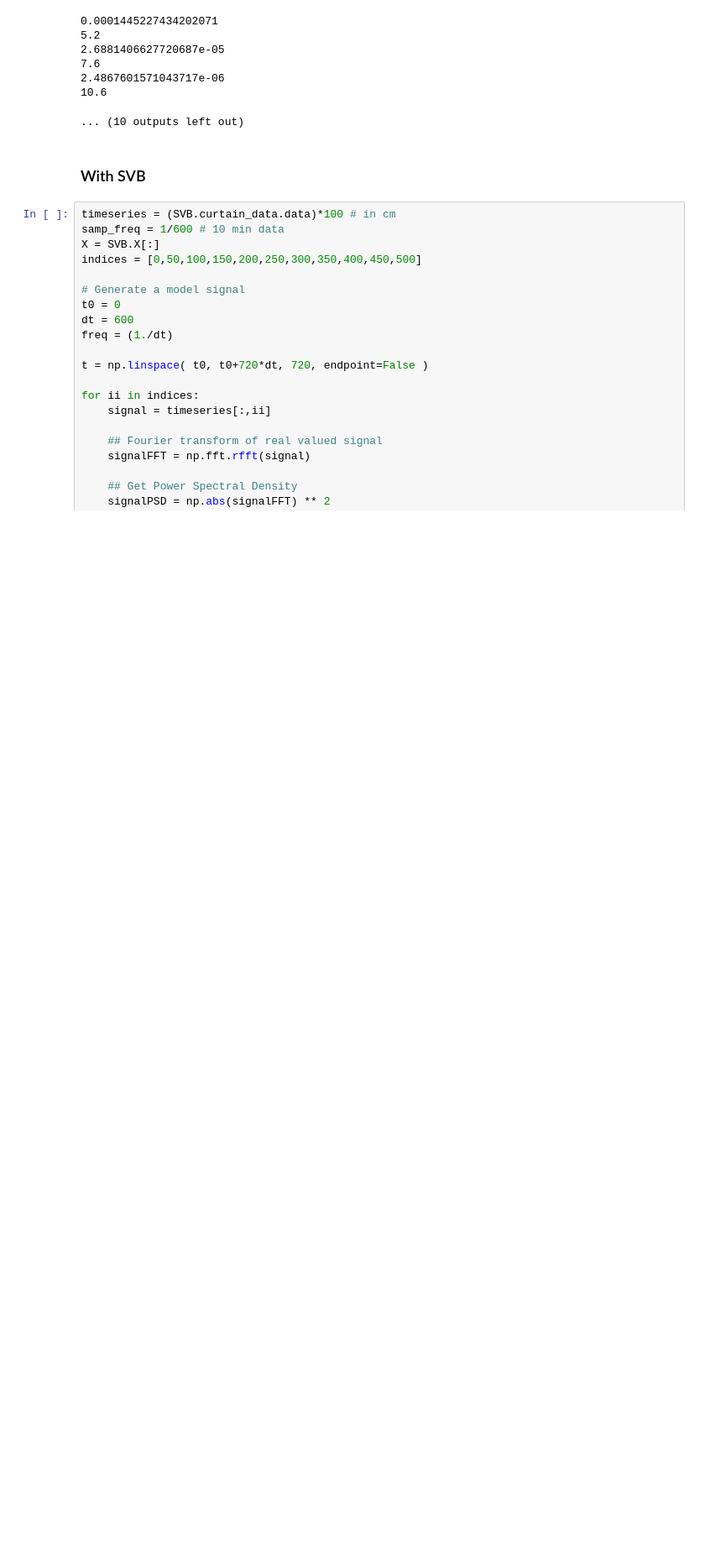
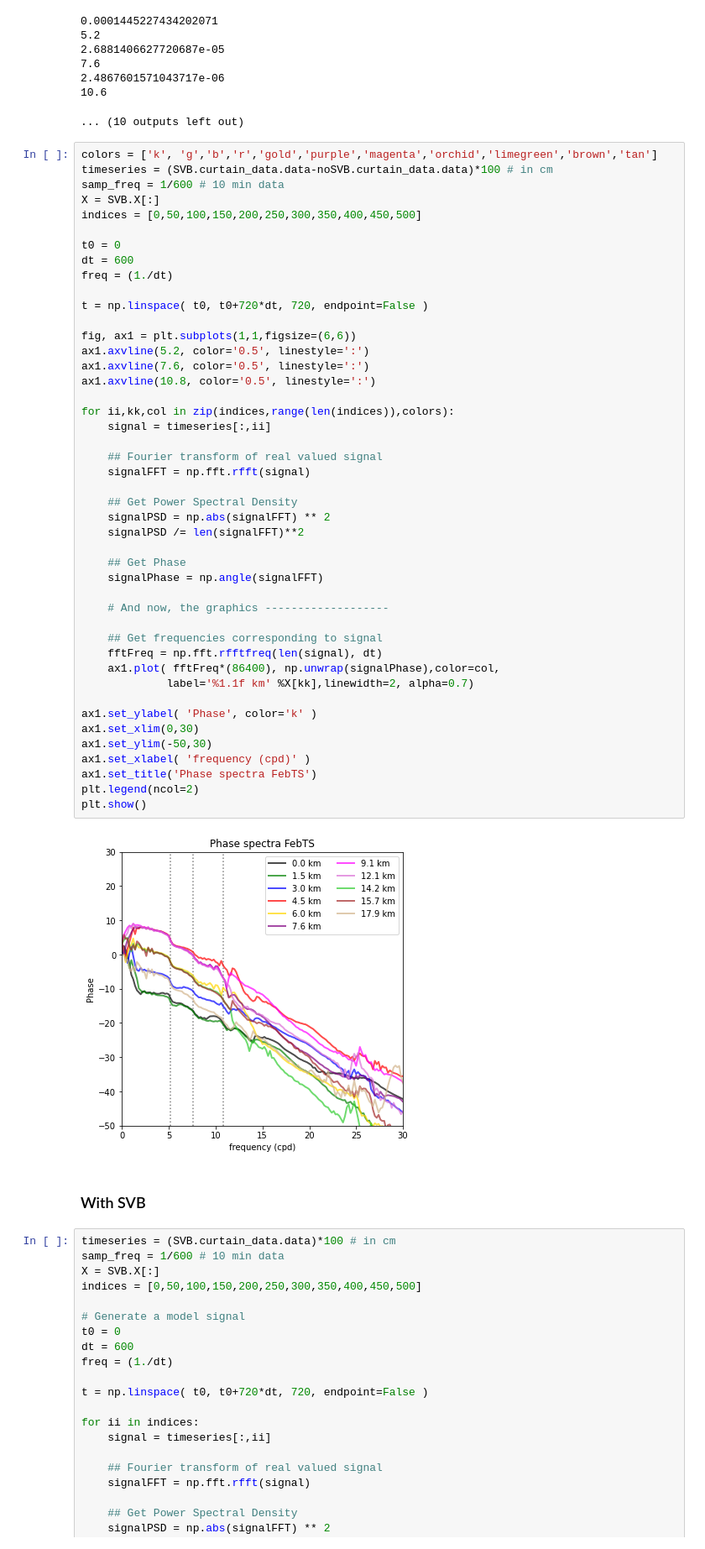
Before and after one commit to anakarinarm/notebooks_SVB, a Jupyter notebook: MITgcm/domain5/ssh_phase.ipynb, the cells around one changed output. Shown at 84% size. Saved outputs shown, nothing was run; the diff lists cells and outputs as text; blank space fills up the shorter version.

```diff
--- a/MITgcm/domain5/ssh_phase.ipynb
+++ b/MITgcm/domain5/ssh_phase.ipynb
@@ -122,6 +122,53 @@ for ii in indices:
 2.4867601571043717e-06
 10.6
 ... (10 outputs left out)
+# %%
+colors = ['k', 'g','b','r','gold','purple','magenta','orchid','limegreen','brown','tan']
+timeseries = (SVB.curtain_data.data-noSVB.curtain_data.data)*100 # in cm
+samp_freq = 1/600 # 10 min data
+X = SVB.X[:]
+indices = [0,50,100,150,200,250,300,350,400,450,500]
+
+t0 = 0
+dt = 600
+freq = (1./dt)
+
+t = np.linspace( t0, t0+720*dt, 720, endpoint=False )
+
+fig, ax1 = plt.subplots(1,1,figsize=(6,6))
+ax1.axvline(5.2, color='0.5', linestyle=':')
+ax1.axvline(7.6, color='0.5', linestyle=':')
+ax1.axvline(10.8, color='0.5', linestyle=':')
+
+for ii,kk,col in zip(indices,range(len(indices)),colors):
+    signal = timeseries[:,ii]
+
+    ## Fourier transform of real valued signal
+    signalFFT = np.fft.rfft(signal)
+
+    ## Get Power Spectral Density
+    signalPSD = np.abs(signalFFT) ** 2
+    signalPSD /= len(signalFFT)**2
+
+    ## Get Phase
+    signalPhase = np.angle(signalFFT)
+
+    # And now, the graphics -------------------
+
+    ## Get frequencies corresponding to signal
+    fftFreq = np.fft.rfftfreq(len(signal), dt)
+    ax1.plot( fftFreq*(86400), np.unwrap(signalPhase),color=col,
+             label='%1.1f km' %X[kk],linewidth=2, alpha=0.7)
+
+ax1.set_ylabel( 'Phase', color='k' )
+ax1.set_xlim(0,30)
+ax1.set_ylim(-50,30)
+ax1.set_xlabel( 'frequency (cpd)' )
+ax1.set_title('Phase spectra FebTS')
+plt.legend(ncol=2)
+plt.show()
+# %% [output]
+[figure, added]
 # %% [markdown]
 ### With SVB
 # %%
```
Also changed, not shown: parts of 7 cells of this notebook, 8 other files.
